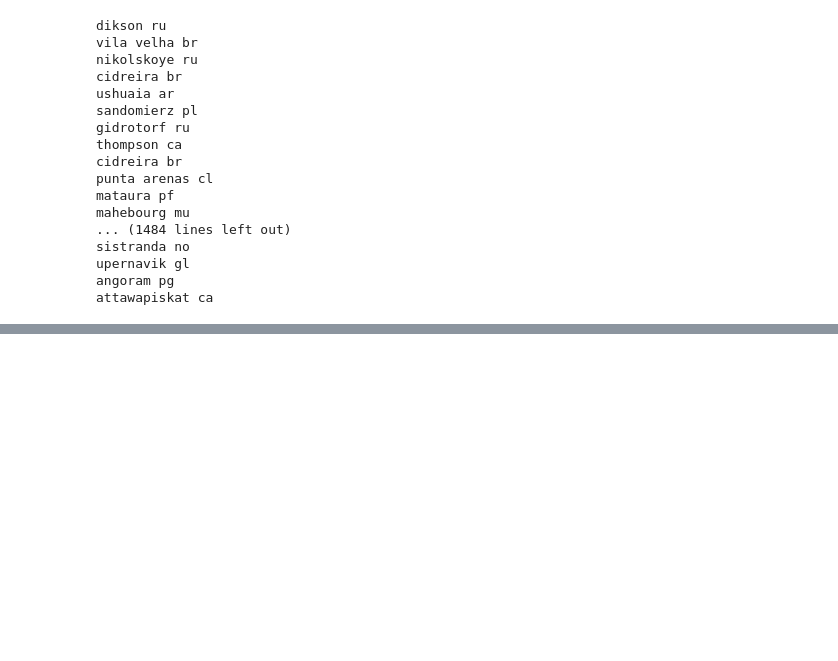
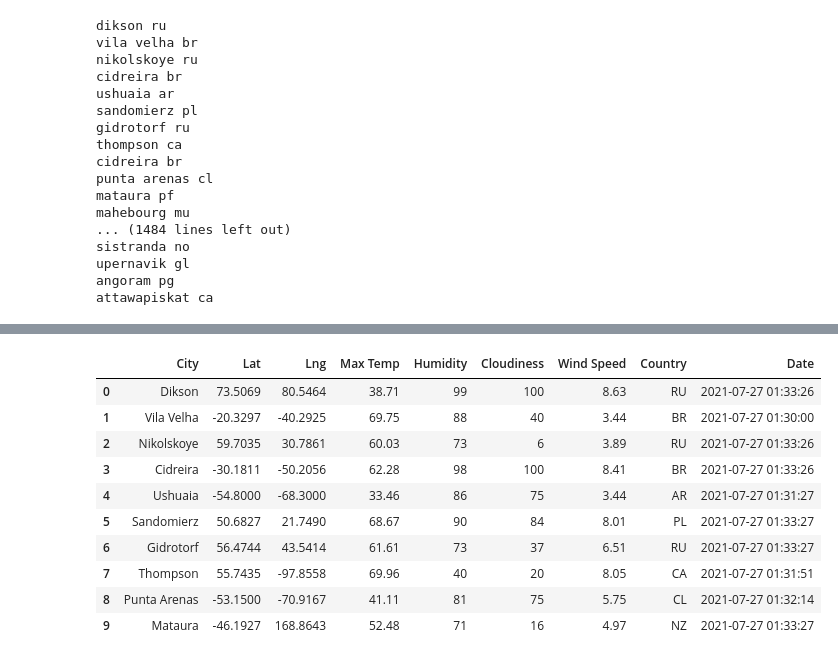
Before and after one commit to freebird793/Weather_Analysis, a Jupyter notebook: WeatherPy.ipynb, the cells around one changed output, grey strips where cells are left out. Drawn from its saved outputs; the diff is of its cells as text; code cells hidden in the pictures; blank space fills up the shorter version.

```diff
--- a/WeatherPy.ipynb
+++ b/WeatherPy.ipynb
@@ -167,0 +259,16 @@ attawapiskat ca
+# %%
+# Convert the array of dictionaries to a Pandas DataFrame.
+city_data_df = pd.DataFrame(city_data)
+city_data_df.head(10)
+# %% [output]
+|  | City | Lat | Lng | Max Temp | Humidity | Cloudiness | Wind Speed | Country | Date |
+| 0 | Dikson | 73.5069 | 80.5464 | 38.71 | 99 | 100 | 8.63 | RU | 2021-07-27 01:33:26 |
+| 1 | Vila Velha | -20.3297 | -40.2925 | 69.75 | 88 | 40 | 3.44 | BR | 2021-07-27 01:30:00 |
+| 2 | Nikolskoye | 59.7035 | 30.7861 | 60.03 | 73 | 6 | 3.89 | RU | 2021-07-27 01:33:26 |
+| 3 | Cidreira | -30.1811 | -50.2056 | 62.28 | 98 | 100 | 8.41 | BR | 2021-07-27 01:33:26 |
+| 4 | Ushuaia | -54.8000 | -68.3000 | 33.46 | 86 | 75 | 3.44 | AR | 2021-07-27 01:31:27 |
+| 5 | Sandomierz | 50.6827 | 21.7490 | 68.67 | 90 | 84 | 8.01 | PL | 2021-07-27 01:33:27 |
+| 6 | Gidrotorf | 56.4744 | 43.5414 | 61.61 | 73 | 37 | 6.51 | RU | 2021-07-27 01:33:27 |
+| 7 | Thompson | 55.7435 | -97.8558 | 69.96 | 40 | 20 | 8.05 | CA | 2021-07-27 01:31:51 |
+| 8 | Punta Arenas | -53.1500 | -70.9167 | 41.11 | 81 | 75 | 5.75 | CL | 2021-07-27 01:32:14 |
+| 9 | Mataura | -46.1927 | 168.8643 | 52.48 | 71 | 16 | 4.97 | NZ | 2021-07-27 01:33:27 |
```
Also changed, not shown: parts of 6 cells of this notebook, 4 other files.
